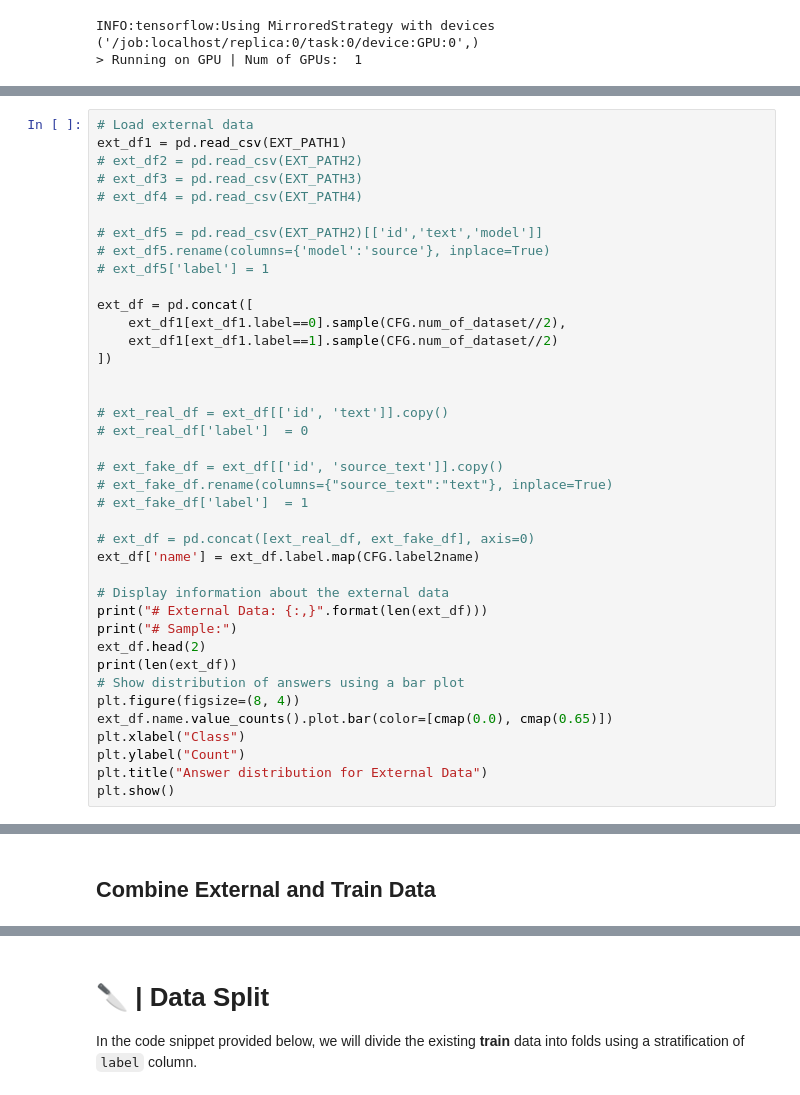
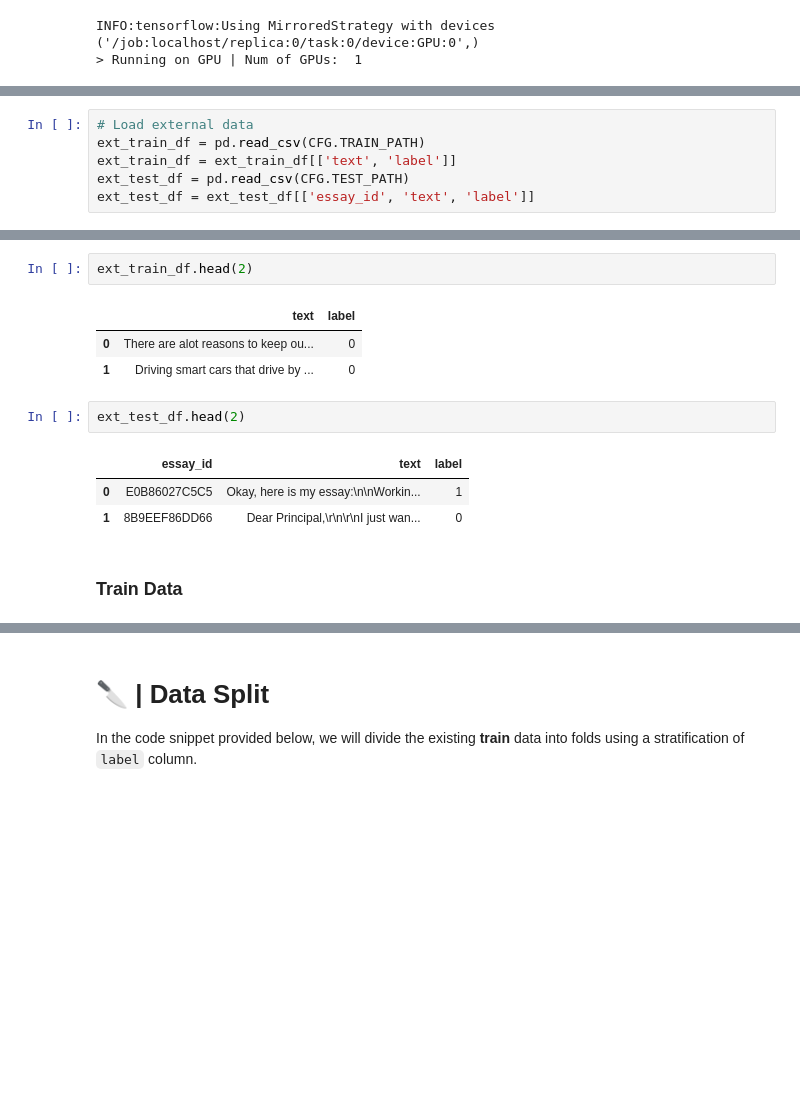
Before and after one commit to dinleo/Kaggle, a Jupyter notebook: llm-detect-ai-generated-text/Main.ipynb, the cells around one changed output, grey strips where cells are left out. Saved outputs shown, nothing was run; the diff lists cells and outputs as text; blank space fills up the shorter version.

```diff
--- a/llm-detect-ai-generated-text/detect-fake-text-kerasnlp-tf-torch-jax-train.ipynb
+++ b/llm-detect-ai-generated-text/Main.ipynb
@@ -207,39 +145,6 @@ We'll be utilizing the following external datasets:
 # %%
 # Load external data
-ext_df1 = pd.read_csv(EXT_PATH1)
-# ext_df2 = pd.read_csv(EXT_PATH2)
-# ext_df3 = pd.read_csv(EXT_PATH3)
-# ext_df4 = pd.read_csv(EXT_PATH4)
-
-# ext_df5 = pd.read_csv(EXT_PATH2)[['id','text','model']]
-# ext_df5.rename(columns={'model':'source'}, inplace=True)
-# ext_df5['label'] = 1
-
-ext_df = pd.concat([
-    ext_df1[ext_df1.label==0].sample(CFG.num_of_dataset//2),
-    ext_df1[ext_df1.label==1].sample(CFG.num_of_dataset//2)
-])
-
-
-# ext_real_df = ext_df[['id', 'text']].copy()
-# ext_real_df['label']  = 0
-
-# ext_fake_df = ext_df[['id', 'source_text']].copy()
-# ext_fake_df.rename(columns={"source_text":"text"}, inplace=True)
-# ext_fake_df['label']  = 1
-
-# ext_df = pd.concat([ext_real_df, ext_fake_df], axis=0)
-ext_df['name'] = ext_df.label.map(CFG.label2name)
-
-# Display information about the external data
-print("# External Data: {:,}".format(len(ext_df)))
-print("# Sample:")
-ext_df.head(2)
-print(len(ext_df))
-# Show distribution of answers using a bar plot
-plt.figure(figsize=(8, 4))
-ext_df.name.value_counts().plot.bar(color=[cmap(0.0), cmap(0.65)])
-plt.xlabel("Class")
-plt.ylabel("Count")
-plt.title("Answer distribution for External Data")
-plt.show()
+ext_train_df = pd.read_csv(CFG.TRAIN_PATH)
+ext_train_df = ext_train_df[['text', 'label']]
+ext_test_df = pd.read_csv(CFG.TEST_PATH)
+ext_test_df = ext_test_df[['essay_id', 'text', 'label']]
@@ -251,2 +151,14 @@ plt.show()
-# %% [markdown]
-## Combine External and Train Data
+# %%
+ext_train_df.head(2)
+# %% [output]
+|  | text | label |
+| 0 | There are alot reasons to keep ou... | 0 |
+| 1 | Driving smart cars that drive by ... | 0 |
+# %%
+ext_test_df.head(2)
+# %% [output]
+|  | essay_id | text | label |
+| 0 | E0B86027C5C5 | Okay, here is my essay:\n\nWorkin... | 1 |
+| 1 | 8B9EEF86DD66 | Dear Principal,\r\n\r\nI just wan... | 0 |
+# %% [markdown]
+### Train Data
```
Also changed, not shown: parts of 40 cells of this notebook, 7 other files.
